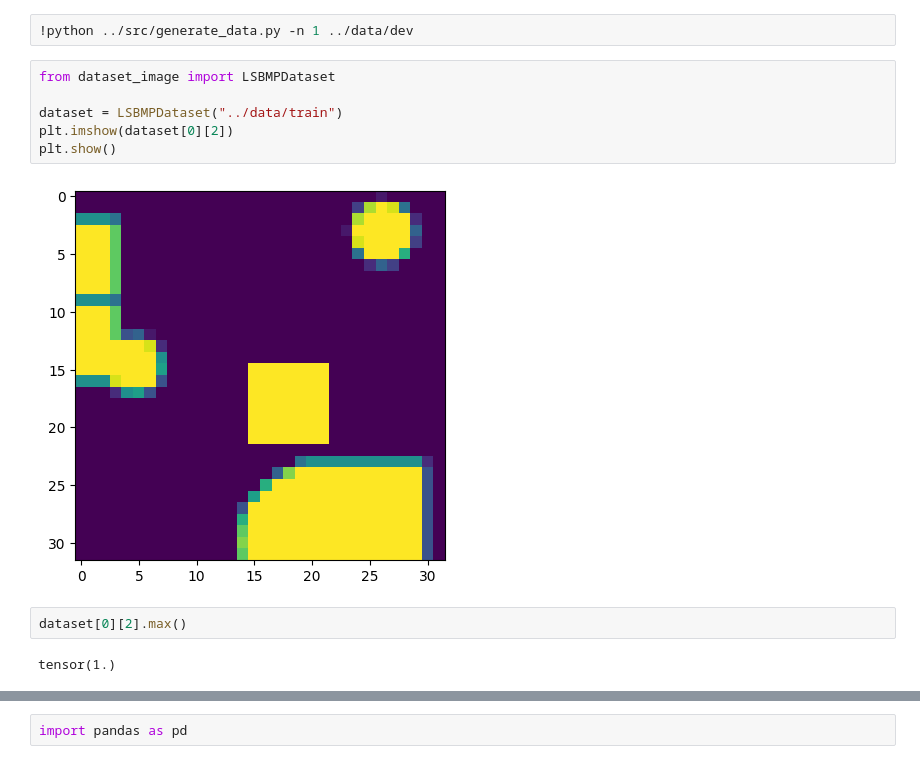
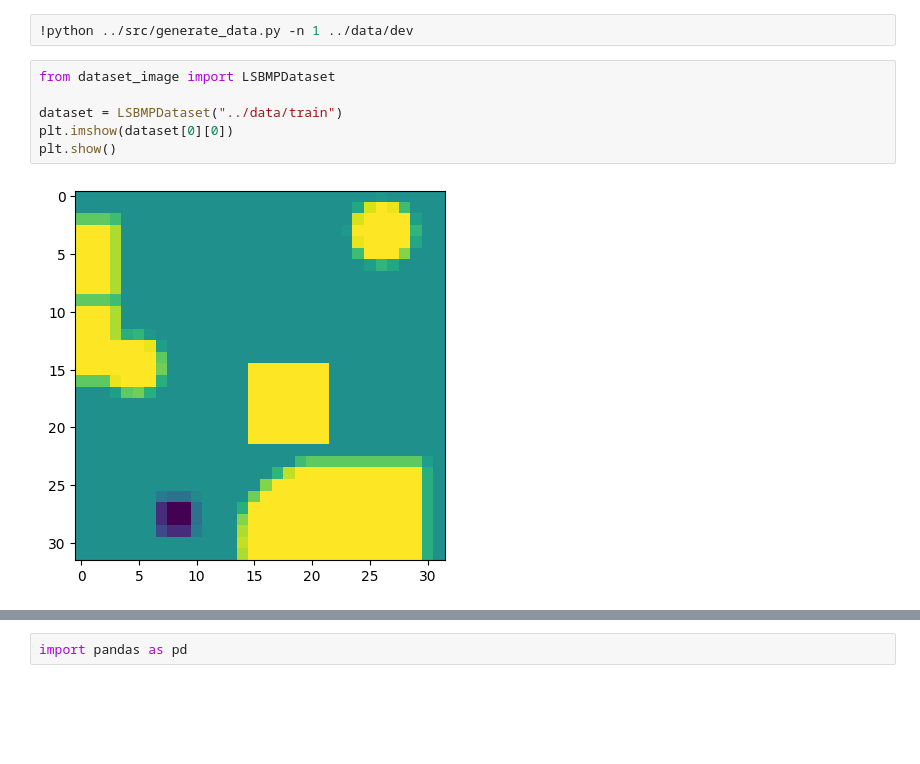
Before and after one commit to rows-of-houses/LSBMP_final_project, a Jupyter notebook: notebooks/generate_data.ipynb, the cells around one changed output, grey strips where cells are left out. Cells and saved outputs as stored; diff of their text form; blank space fills up the shorter version.

```diff
--- a/notebooks/generate_data.ipynb
+++ b/notebooks/generate_data.ipynb
@@ -81,15 +81,11 @@ np.mean(labels)
 # %%
 from dataset_image import LSBMPDataset
 
 dataset = LSBMPDataset("../data/train")
-plt.imshow(dataset[0][2])
+plt.imshow(dataset[0][0])
 plt.show()
 # %% [output]
-[figure, old version]
+[figure, new version]
-# %%
-dataset[0][2].max()
-# %% [output]
-tensor(1.)
 # %%
 from dataset_collision import CollisionDataset
 
```
Also changed, not shown: parts of 5 cells of this notebook, 6 other files.
